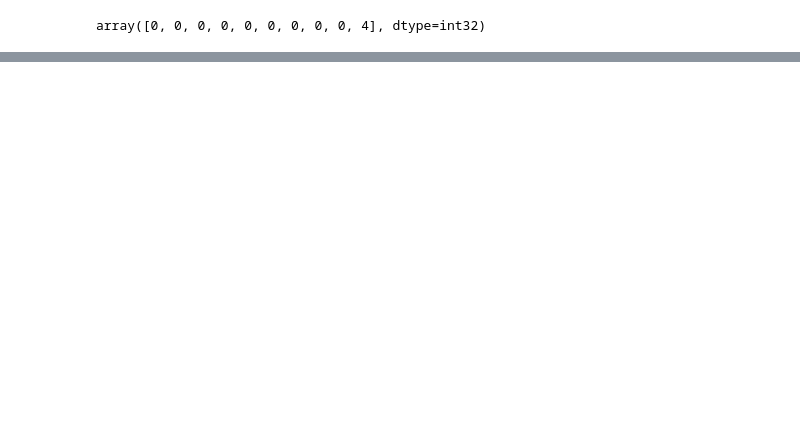
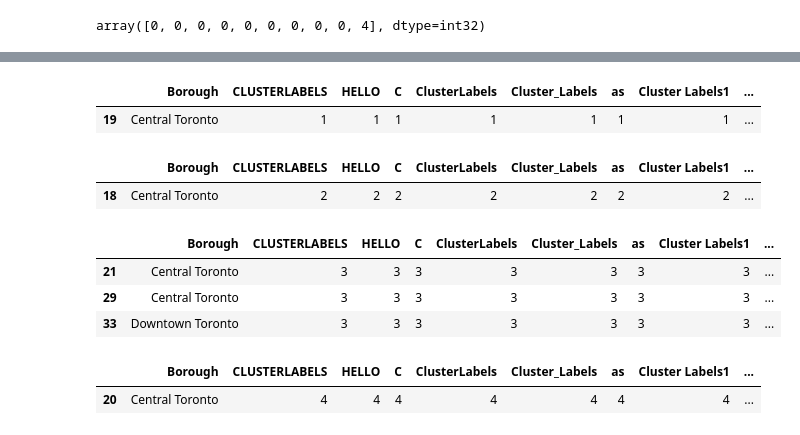
Before and after one commit to BrokenSpaghetti99/Classifying-Planets, a Jupyter notebook: Assignment.ipynb, the cells around one changed output, grey strips where cells are left out. Cells and saved outputs as stored; diff of their text form; code cells hidden in the pictures; blank space fills up the shorter version.

```diff
--- a/Assignment.ipynb
+++ b/Assignment.ipynb
@@ -394,0 +463,22 @@ toronto_denc_merged.head() # check the last columns!
+# %%
+toronto_denc_merged.loc[toronto_denc_merged['Cluster Labels'] == 1, toronto_denc_merged.columns[[1] + list(range(5, toronto_denc_merged.shape[1]))]]
+# %% [output]
+|  | Borough | CLUSTERLABELS | HELLO | C | ClusterLabels | Cluster_Labels | as | Cluster Labels1 | ... |
+| 19 | Central Toronto | 1 | 1 | 1 | 1 | 1 | 1 | 1 | ... |
+# %%
+toronto_denc_merged.loc[toronto_denc_merged['Cluster Labels'] == 2, toronto_denc_merged.columns[[1] + list(range(5, toronto_denc_merged.shape[1]))]]
+# %% [output]
+|  | Borough | CLUSTERLABELS | HELLO | C | ClusterLabels | Cluster_Labels | as | Cluster Labels1 | ... |
+| 18 | Central Toronto | 2 | 2 | 2 | 2 | 2 | 2 | 2 | ... |
+# %%
+toronto_denc_merged.loc[toronto_denc_merged['Cluster Labels'] == 3, toronto_denc_merged.columns[[1] + list(range(5, toronto_denc_merged.shape[1]))]]
+# %% [output]
+|  | Borough | CLUSTERLABELS | HELLO | C | ClusterLabels | Cluster_Labels | as | Cluster Labels1 | ... |
+| 21 | Central Toronto | 3 | 3 | 3 | 3 | 3 | 3 | 3 | ... |
+| 29 | Central Toronto | 3 | 3 | 3 | 3 | 3 | 3 | 3 | ... |
+| 33 | Downtown Toronto | 3 | 3 | 3 | 3 | 3 | 3 | 3 | ... |
+# %%
+toronto_denc_merged.loc[toronto_denc_merged['Cluster Labels'] == 4, toronto_denc_merged.columns[[1] + list(range(5, toronto_denc_merged.shape[1]))]]
+# %% [output]
+|  | Borough | CLUSTERLABELS | HELLO | C | ClusterLabels | Cluster_Labels | as | Cluster Labels1 | ... |
+| 20 | Central Toronto | 4 | 4 | 4 | 4 | 4 | 4 | 4 | ... |
```
Also changed, not shown: parts of 3 cells of this notebook.
